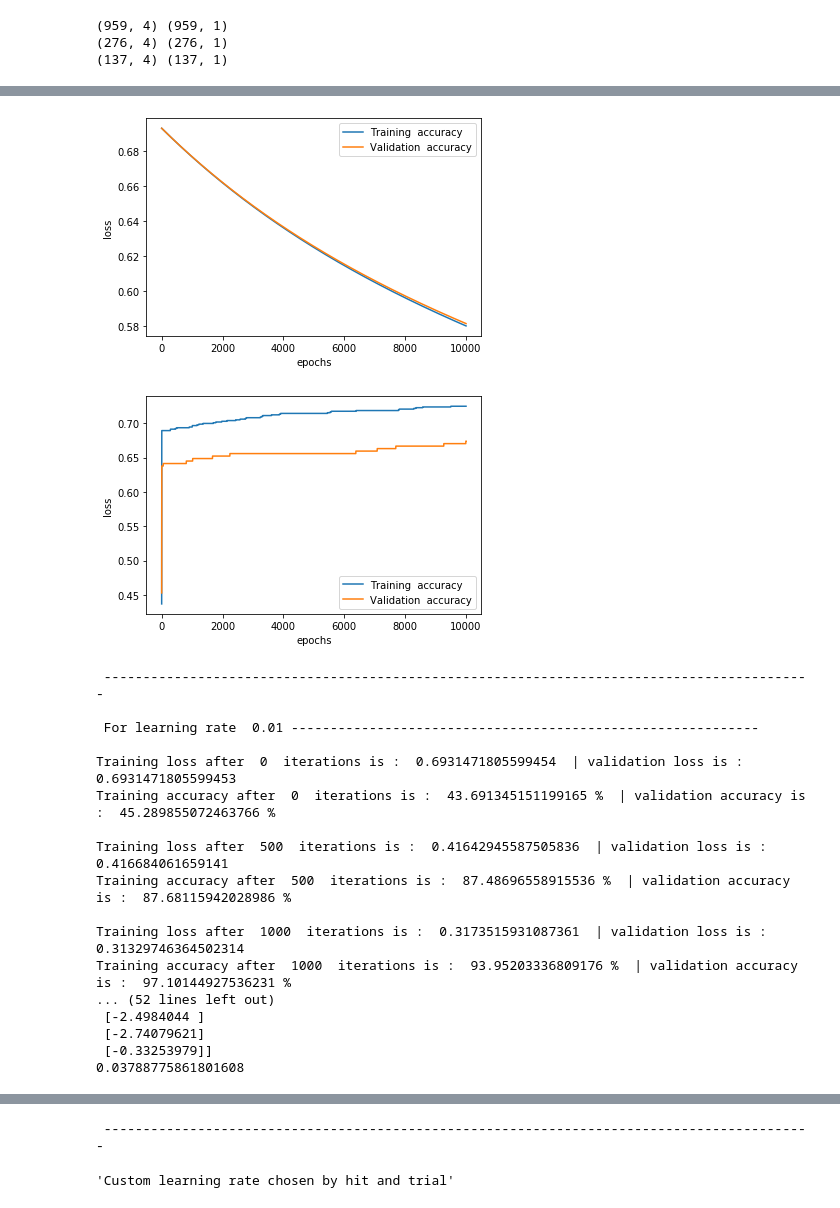
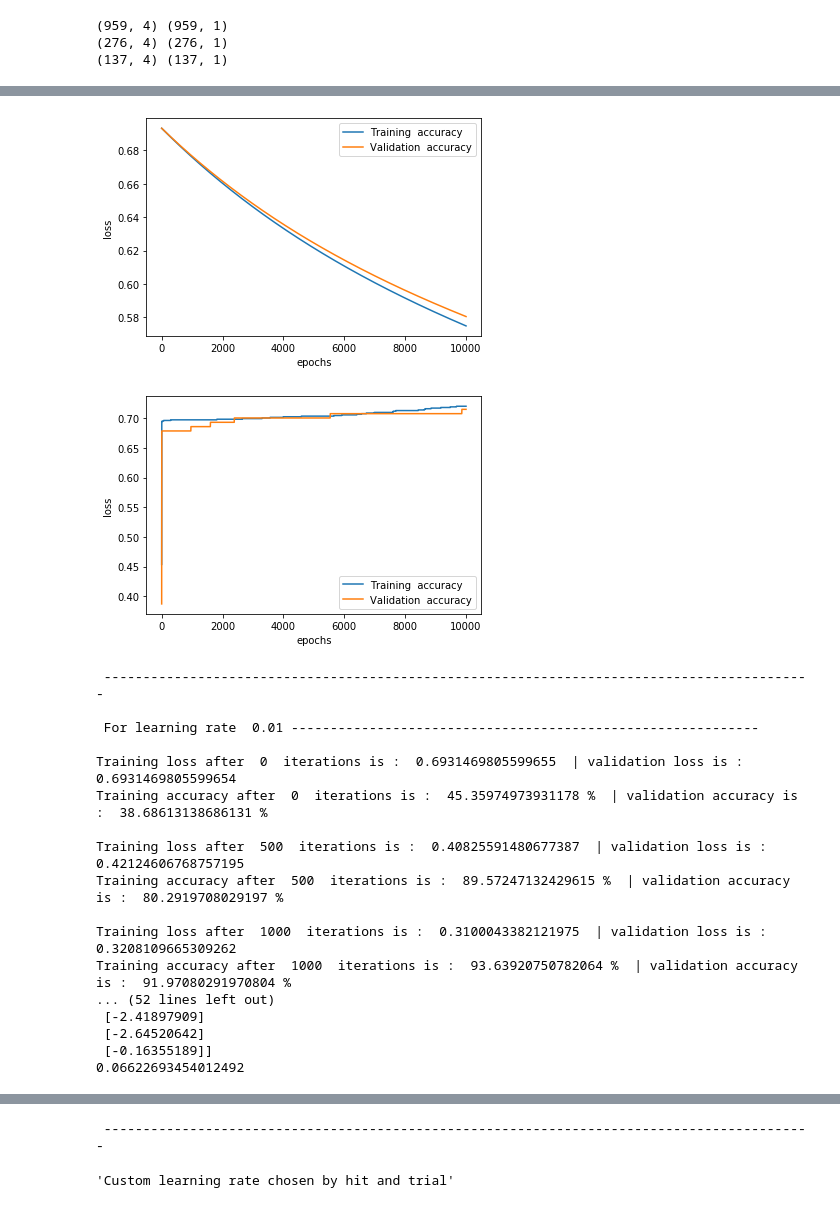
Before and after one commit to ArkaSarkar19/Machine-Learning-Assignments, a Jupyter notebook: Assignment1/LoR_models.ipynb, the cells around one changed output, grey strips where cells are left out. Drawn from its saved outputs; the diff is of its cells as text; code cells hidden in the pictures.

```diff
--- a/Assignment1/LoR_models.ipynb
+++ b/Assignment1/LoR_models.ipynb
@@ -90,7 +90,7 @@ L = [0.0001,0.01,10]
 for i in range(3):
     print("\n For learning rate ", L[i], "------------------------------------------------------------ ")
     log_regressor_sgd = MyLogisticRegression()
-    log_regressor_sgd.fit(X_train, y_train, X_test, y_test, epochs = 10 ,learning_rate = L[i], grad_type = "sgd")
+    log_regressor_sgd.fit(X_train, y_train, X_val, y_val, epochs = 2000 ,learning_rate = L[i], grad_type = "sgd")
     print(log_regressor_sgd.W)
     print(log_regressor_sgd.b)
     loss_history_sgd = log_regressor_sgd.loss_history
@@ -106,7 +106,7 @@ for i in range(3):
     plt.plot([x for x in range(len(train_acc_history_sgd))], train_acc_history_sgd, label = "Training  accuracy " )
     plt.plot([x for x in range(len(val_acc_history_sgd))], val_acc_history_sgd, label = "Validation  accuracy")
     plt.xlabel('iterations')
-    plt.ylabel('loss')
+    plt.ylabel('accuracy')
     plt.legend()
     plt.show()
 
@@ -185,7 +179,7 @@ L = [0.0001,0.01,10]
 for i in range(3):
     print("\n For learning rate ", L[i], "------------------------------------------------------------ ")
     log_regressor_bgd = MyLogisticRegression()
-    log_regressor_bgd.fit(X_train, y_train, X_test, y_test, epochs = 10000 ,learning_rate = L[i], grad_type = "bgd")
+    log_regressor_bgd.fit(X_train, y_train, X_val, y_val, epochs = 10000 ,learning_rate = L[i], grad_type = "bgd")
     print(log_regressor_bgd.W)
     print(log_regressor_bgd.b)
     loss_history_bgd = log_regressor_bgd.loss_history
@@ -226,19 +220,19 @@ Training loss after  1500  iterations is :  0.6691769701455261  | validation los
-[figure, old version]
+[figure, new version]
-[figure, old version]
+[figure, new version]
  -------------------------------------------------------------------------------------------
 
  For learning rate  0.01 ------------------------------------------------------------
 
-Training loss after  0  iterations is :  0.6931471805599454  | validation loss is :  0.6931471805599453
-Training accuracy after  0  iterations is :  43.691345151199165 %  | validation accuracy is :  45.289855072463766 %
+Training loss after  0  iterations is :  0.6931469805599655  | validation loss is :  0.6931469805599654
+Training accuracy after  0  iterations is :  45.35974973931178 %  | validation accuracy is :  38.68613138686131 %
 
-Training loss after  500  iterations is :  0.41642945587505836  | validation loss is :  0.416684061659141
-Training accuracy after  500  iterations is :  87.48696558915536 %  | validation accuracy is :  87.68115942028986 %
+Training loss after  500  iterations is :  0.40825591480677387  | validation loss is :  0.42124606768757195
+Training accuracy after  500  iterations is :  89.57247132429615 %  | validation accuracy is :  80.2919708029197 %
 
-Training loss after  1000  iterations is :  0.3173515931087361  | validation loss is :  0.31329746364502314
-Training accuracy after  1000  iterations is :  93.95203336809176 %  | validation accuracy is :  97.10144927536231 %
+Training loss after  1000  iterations is :  0.3100043382121975  | validation loss is :  0.3208109665309262
+Training accuracy after  1000  iterations is :  93.63920750782064 %  | validation accuracy is :  91.97080291970804 %
 ... (52 lines left out)
- [-2.4984044 ]
- [-2.74079621]
- [-0.33253979]]
-0.03788775861801608
+ [-2.41897909]
+ [-2.64520642]
+ [-0.16355189]]
+0.06622693454012492
```
Also changed, not shown: parts of 6 cells of this notebook, 2 other files.
